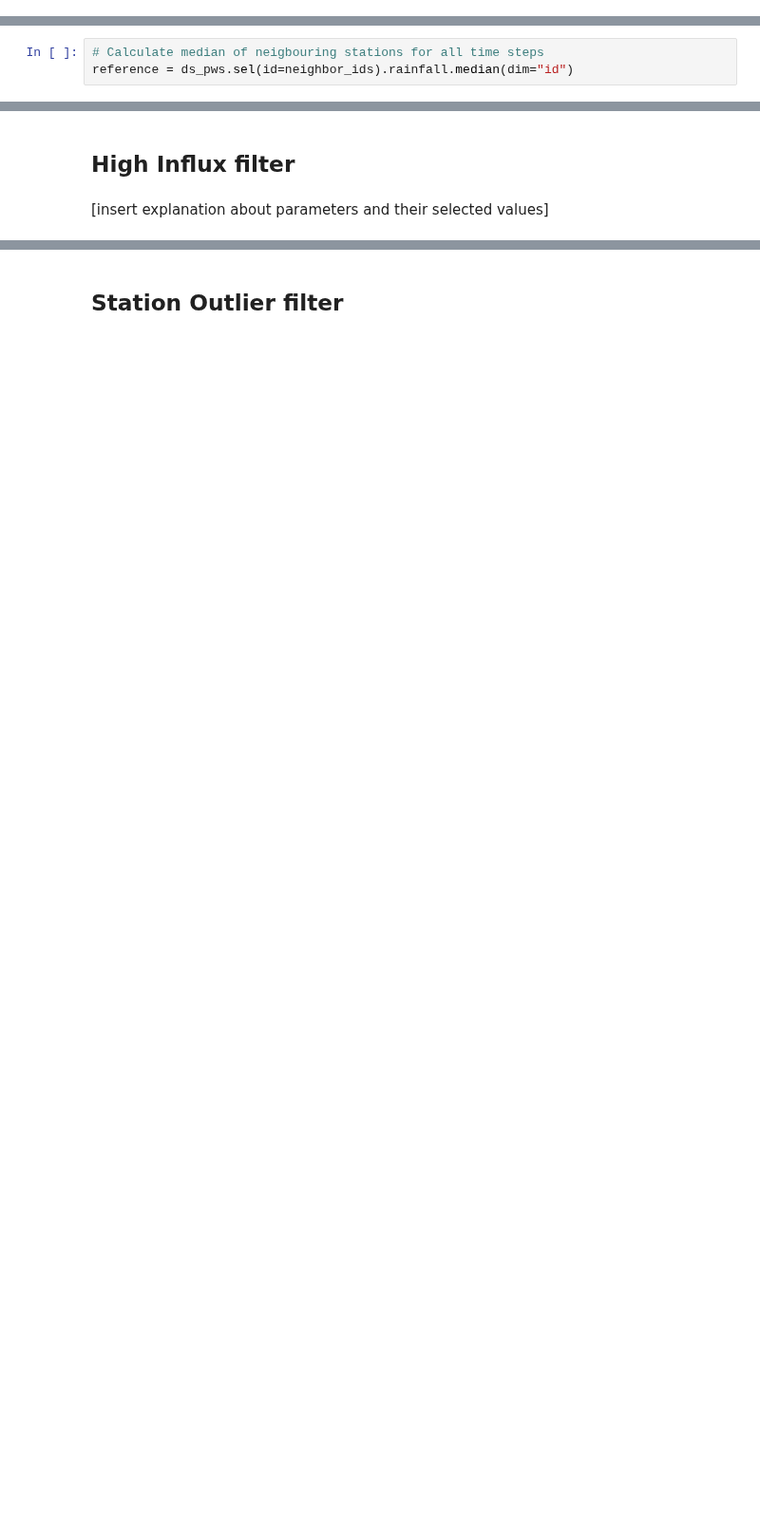
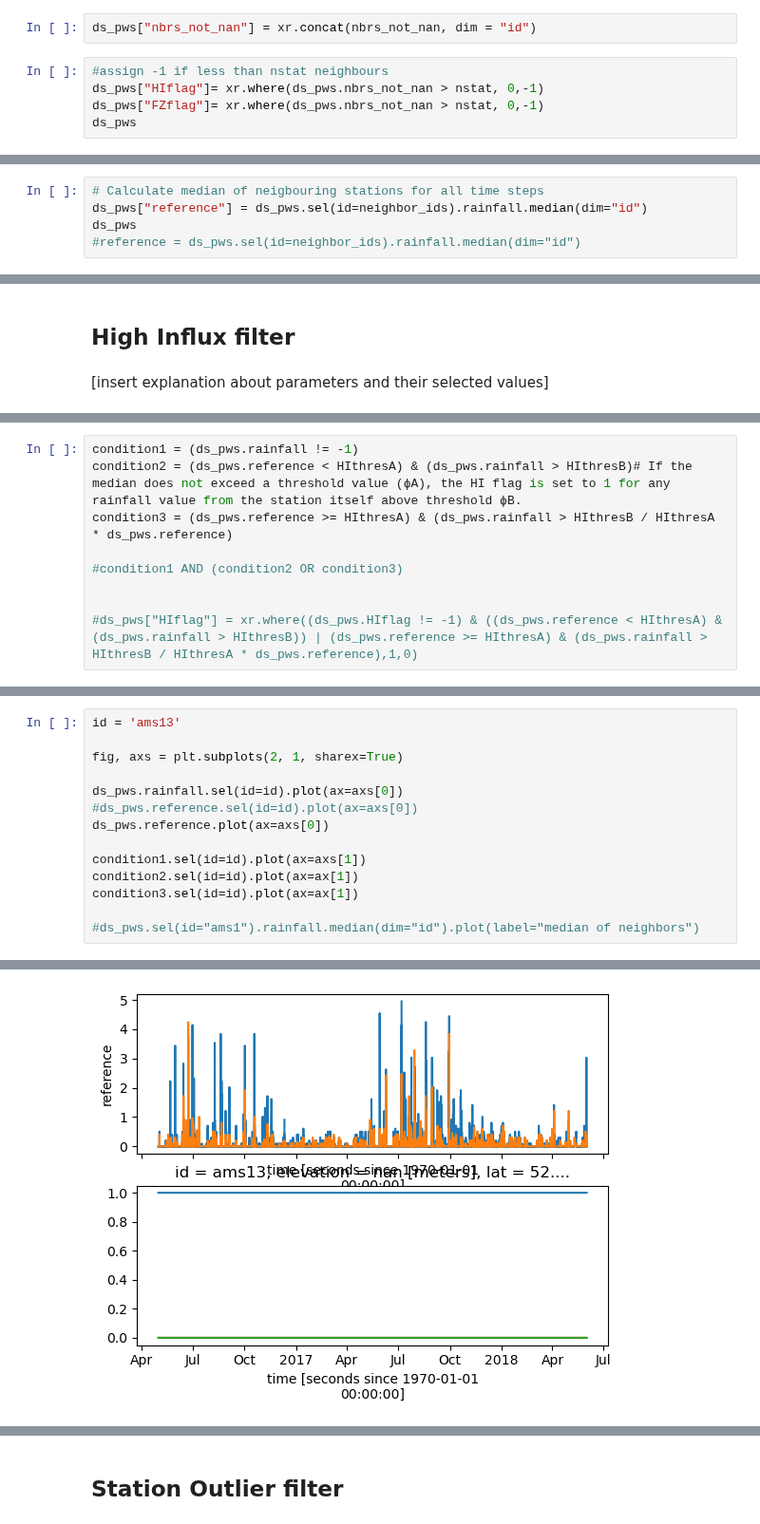
Before and after one commit to lepetersson/pypwsqc, a Jupyter notebook: docs/notebooks/HI_filter.ipynb, the cells around one changed output, grey strips where cells are left out. Shown at 95% size. Saved outputs shown, nothing was run; the diff lists cells and outputs as text; blank space fills up the shorter version.

```diff
--- a/docs/notebooks/HI_filter.ipynb
+++ b/docs/notebooks/HI_filter.ipynb
@@ -242,0 +93,7 @@ array(0.101)
+# %%
+ds_pws["nbrs_not_nan"] = xr.concat(nbrs_not_nan, dim = "id")
+# %%
+#assign -1 if less than nstat neighbours
+ds_pws["HIflag"]= xr.where(ds_pws.nbrs_not_nan > nstat, 0,-1)
+ds_pws["FZflag"]= xr.where(ds_pws.nbrs_not_nan > nstat, 0,-1)
+ds_pws
@@ -248,4 +123,6 @@ The default reference of the filter is to compare the observed rainfall of a giv
 _Allow for other metrics in addition to median? Stochastic methods? Propose other metrics for variable_ `reference`? Compare with secondary data?
 # %%
 # Calculate median of neigbouring stations for all time steps
-reference = ds_pws.sel(id=neighbor_ids).rainfall.median(dim="id")
+ds_pws["reference"] = ds_pws.sel(id=neighbor_ids).rainfall.median(dim="id")
+ds_pws
+#reference = ds_pws.sel(id=neighbor_ids).rainfall.median(dim="id")
@@ -276,0 +153,9 @@ HIflag[xr.where(nstat > N)] = -1
+# %%
+condition1 = (ds_pws.rainfall != -1)
+condition2 = (ds_pws.reference < HIthresA) & (ds_pws.rainfall > HIthresB)# If the median does not exceed a threshold value (ϕA), the HI flag is set to 1 for any rainfall value from the station itself above threshold ϕB.
+condition3 = (ds_pws.reference >= HIthresA) & (ds_pws.rainfall > HIthresB / HIthresA * ds_pws.reference)
+
+#condition1 AND (condition2 OR condition3)
+
+
+#ds_pws["HIflag"] = xr.where((ds_pws.HIflag != -1) & ((ds_pws.reference < HIthresA) & (ds_pws.rainfall > HIthresB)) | (ds_pws.reference >= HIthresA) & (ds_pws.rainfall > HIthresB / HIthresA * ds_pws.reference),1,0)
@@ -276,0 +164,15 @@ HIflag[xr.where(nstat > N)] = -1
+# %%
+id = 'ams13'
+
+fig, axs = plt.subplots(2, 1, sharex=True)
+
+ds_pws.rainfall.sel(id=id).plot(ax=axs[0])
+#ds_pws.reference.sel(id=id).plot(ax=axs[0])
+ds_pws.reference.plot(ax=axs[0])
+
+condition1.sel(id=id).plot(ax=axs[1])
+condition2.sel(id=id).plot(ax=ax[1])
+condition3.sel(id=id).plot(ax=ax[1])
+
+#ds_pws.sel(id="ams1").rainfall.median(dim="id").plot(label="median of neighbors")
+# %% [output]
@@ -277,3 +180,4 @@ HIflag[xr.where(nstat > N)] = -1
+[figure, added]
 # %%
 for i in np.arange(np.shape(pws_data)[0]):
     condition1 = (reference < HIthresA) & (pws_data[:, i] > HIthresB)
```
Also changed, not shown: parts of 42 cells of this notebook.
